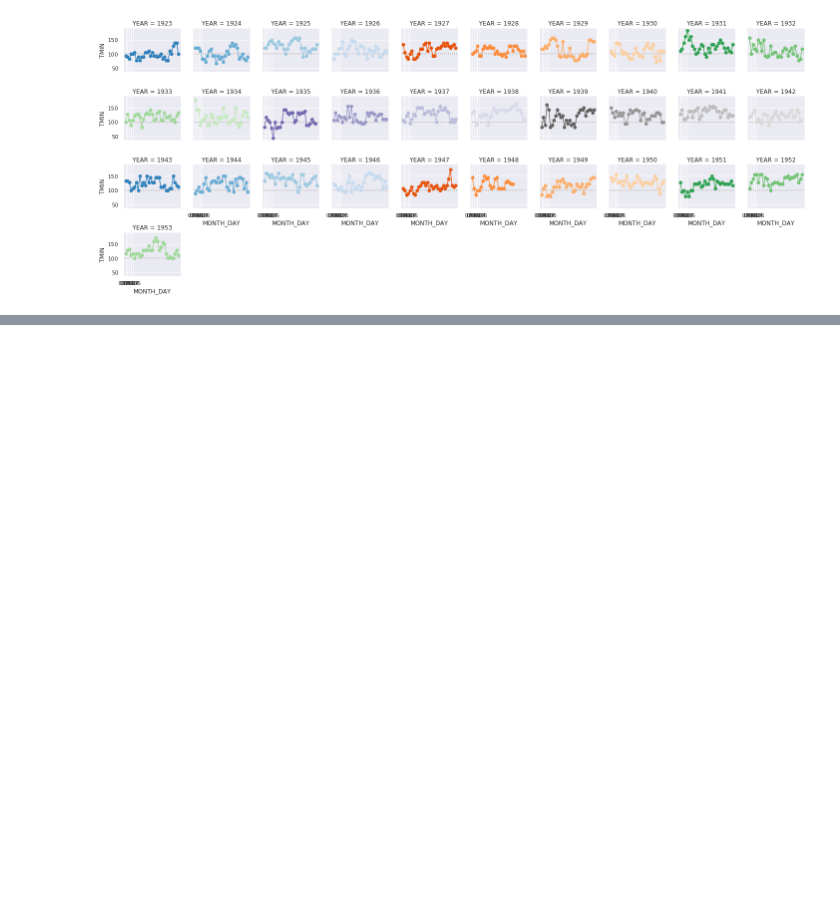
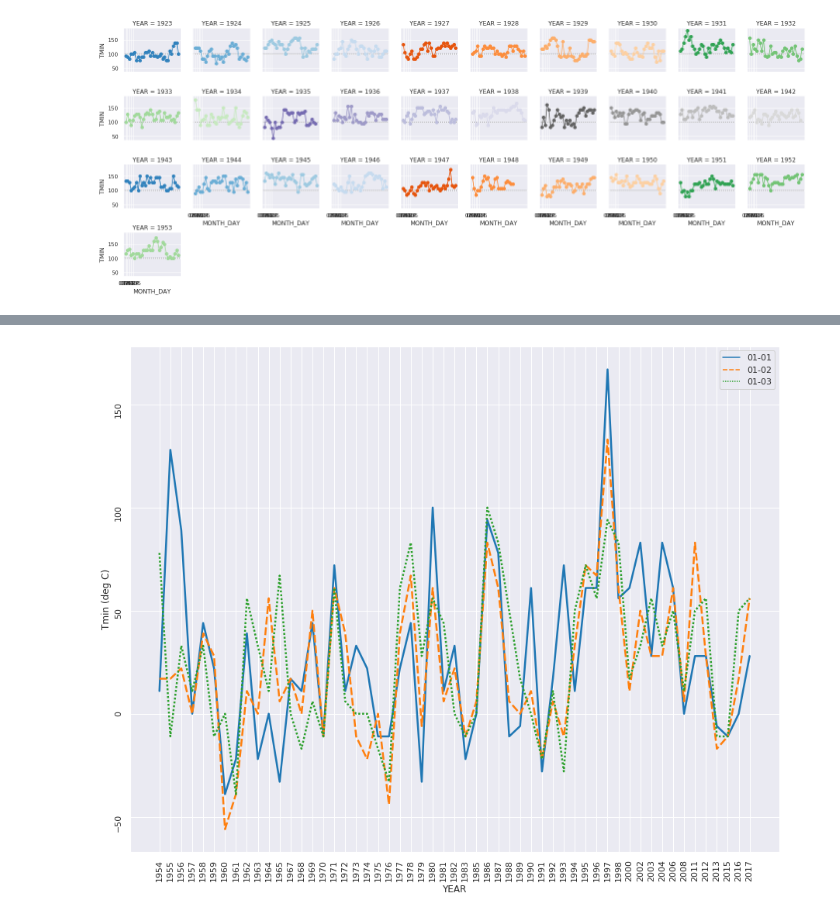
Before and after one commit to jaduimstra/climateviz, a Jupyter notebook: Initial_exploration.ipynb, the cells around one changed output, grey strips where cells are left out. Saved outputs shown, nothing was run; the diff lists cells and outputs as text; code cells hidden in the pictures; blank space fills up the shorter version.

Commit message:
Completed initial data exploration

```diff
--- a/Initial_exploration.ipynb
+++ b/Initial_exploration.ipynb
@@ -442,3 +448,7 @@ grid.set(xticks=np.arange(5))
 grid.fig.tight_layout(w_pad=1)
 # %% [output]
 [figure]
+# %%
+# Plot Tmin for a day as a function of year
+pa_tmin_per_day2 = pa_temp2.pivot('YEAR', 'MONTH_DAY', 'TMIN')
+pa_tmin_per_day2
@@ -444,0 +470,9 @@ grid.fig.tight_layout(w_pad=1)
+# %%
+f, ax = plt.subplots(figsize=(15,12))
+g = sns.lineplot(data=pa_tmin_per_day2[['01-01','01-02', '01-03']].dropna(),
+             palette='tab10',
+             linewidth=2.5,)
+g.set_ylabel('Tmin (deg C)')
+g.tick_params(rotation=90)
+# %% [output]
+[figure, added]
```
Also changed, not shown: parts of 13 cells of this notebook, 1 other file.
